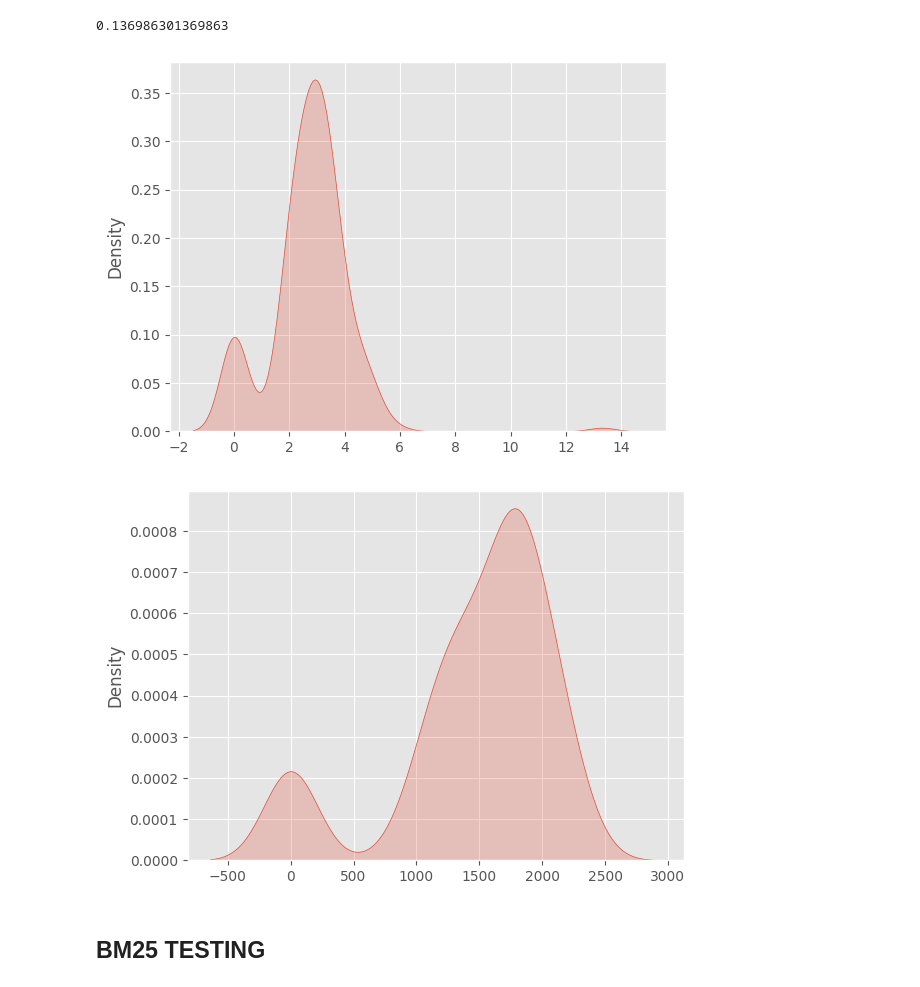
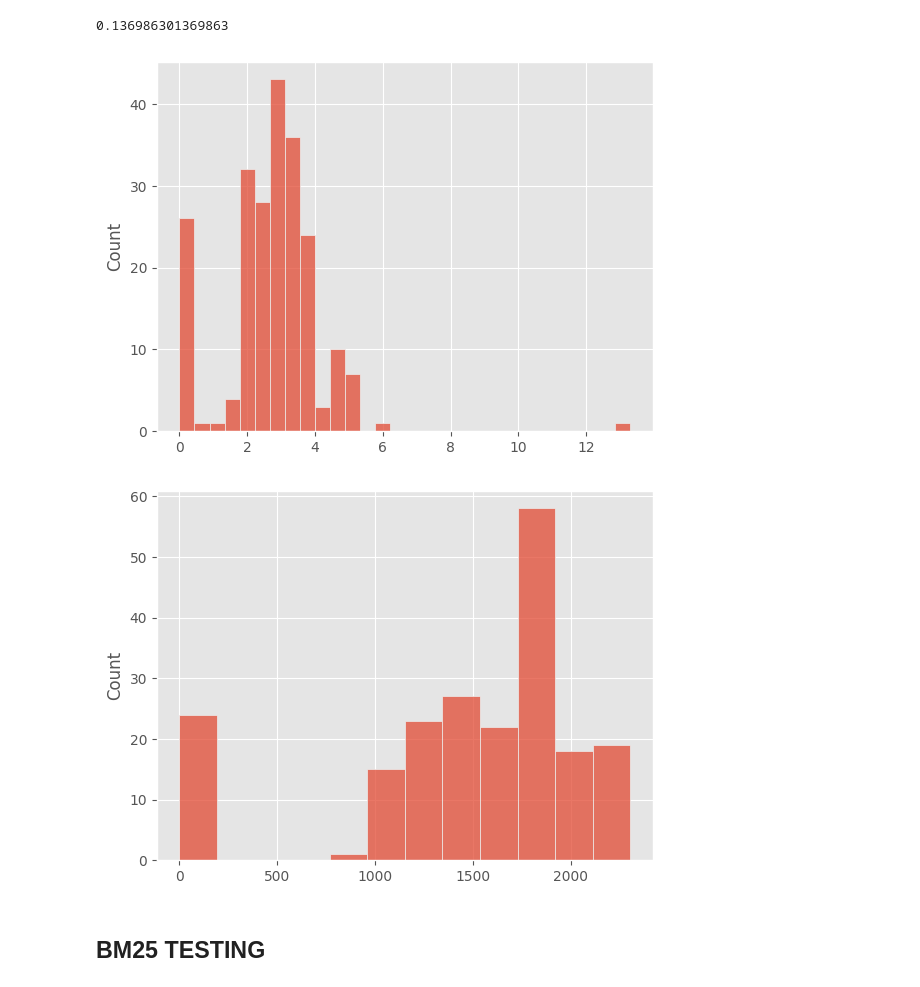
Before and after one commit to Athe-kunal/openbb-agent, a Jupyter notebook: dev/Testing.ipynb, the cells around one changed output. Saved outputs shown, nothing was run; the diff lists cells and outputs as text; code cells hidden in the pictures.

```diff
--- a/dev/Testing.ipynb
+++ b/dev/Testing.ipynb
@@ -458,7 +460,7 @@ sns.kdeplot(prompt_tokens, fill=True);
 # %%
 import pandas as pd
 
-results_df2 = pd.read_csv("hierarchical_answersv2chroma.csv")
+results_df2 = pd.read_csv("../benchmarking/hierarchical_answersv2chroma.csv")
 
 results_df2.dropna(subset=["QUESTION"],inplace=True)
 corrects = 0
@@ -501,7 +503,7 @@ sns.kdeplot(prompt_tokens, fill=True);
 # %%
 import pandas as pd
 
-results_df2 = pd.read_csv("hierarchical_answersv2bm25.csv")
+results_df2 = pd.read_csv("../benchmarking/hierarchical_answersv2bm25.csv")
 
 results_df2.dropna(subset=["QUESTION"],inplace=True)
 corrects = 0
@@ -531,14 +533,14 @@ import seaborn as sns
 
 plt.style.use('ggplot')
 time_taken = [float(x) for x in time_taken]
-sns.kdeplot(time_taken, fill=True);
+sns.histplot(time_taken, fill=True);
 # %% [output]
-[figure, old version]
+[figure, new version]
 # %%
 prompt_tokens = [float(x) for x in prompt_tokens]
-sns.kdeplot(prompt_tokens, fill=True);
+sns.histplot(prompt_tokens, fill=True);
 # %% [output]
-[figure, old version]
+[figure, new version]
 # %% [markdown]
 ## BM25 TESTING
 # %%
```
Also changed, not shown: parts of 3 cells of this notebook, 1 other file.
